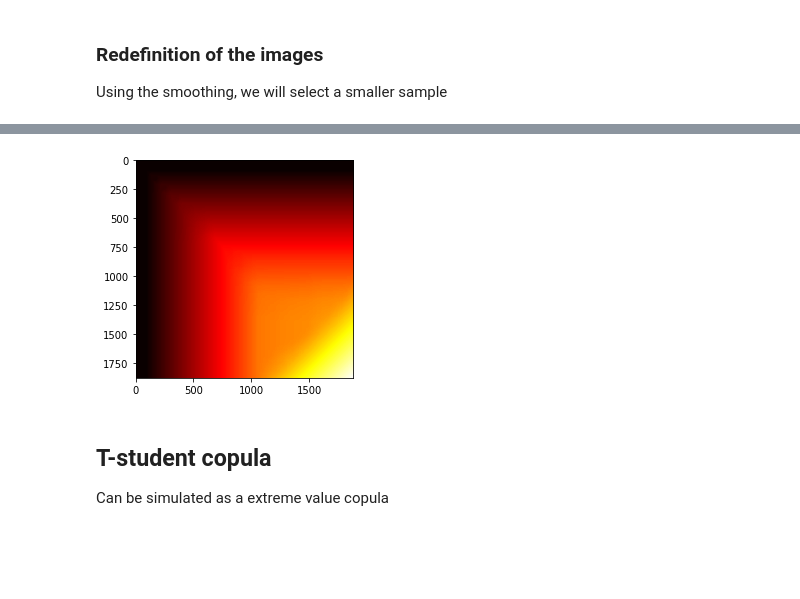
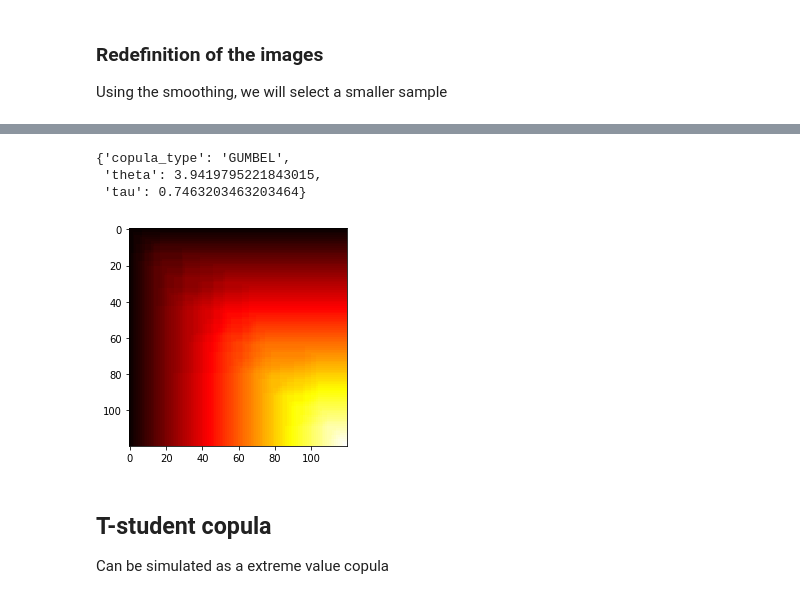
Before and after one commit to CamiVasz/Similarity, a Jupyter notebook: copula.ipynb, the cells around one changed output, grey strips where cells are left out. Saved outputs shown, nothing was run; the diff lists cells and outputs as text; code cells hidden in the pictures; blank space fills up the shorter version.

```diff
--- a/copula.ipynb
+++ b/copula.ipynb
@@ -118,6 +164,7 @@ from copulas.bivariate import select_copula
 Some built-in methods in Python use the empiric copula to compare against some known copulas and select the best fit using the kendall tau
 # %%
-copula = select_copula(np.vstack((n_t1,n_t2)))
-copula.fit(np.vstack((n_t1,n_t2)))
+copula = select_copula(np.vstack((n_t1,n_t2)).T)
+copula.fit(np.vstack((n_t1,n_t2)).T)
+n = len(n_t1)
 copula.to_dict()
 # %% [output]
@@ -129,12 +173,0 @@ from tqdm import tqdm
-# %%
-def empirical(X,Y):
-    n = len(X)
-    XY = np.vstack((X,Y)).T
-    sort_x = np.sort(X)
-    sort_y = np.sort(Y)
-    e_copula = np.zeros((n,n))
-    for i in range(n):
-        for j in range(n):
-            c = np.sum(np.where( (np.sum(np.where((XY <= [sort_x[i],sort_y[j]]), 1, 0), axis = 1)) == 2, 1, 0))
-            e_copula[i,j] = c/n
-    return e_copula
@@ -143,5 +174,16 @@ a = empirical(n_t1,n_t2)
+# %%
+gumbel_copula = Gumbel()
+gumbel_copula.fit(np.vstack((n_t1,n_t2)).T)
+gumbel_copula.to_dict()
+# %% [output]
+{'copula_type': 'GUMBEL',
+ 'theta': 3.9419795221843015,
+ 'tau': 0.7463203463203464}
+# %%
+gumbel_sample = gumbel_copula.sample(n)
+gumbel = empirical(gumbel_sample[:,0],gumbel_sample[:,1])
 # %%
-plt.imshow(a, cmap='hot', interpolation='nearest')
+plt.imshow(gumbel,cmap='hot', interpolation='nearest')
 plt.show()
 # %% [output]
-[figure, old version]
+[figure, new version]
```
Also changed, not shown: parts of 56 cells of this notebook, 12 other files.
